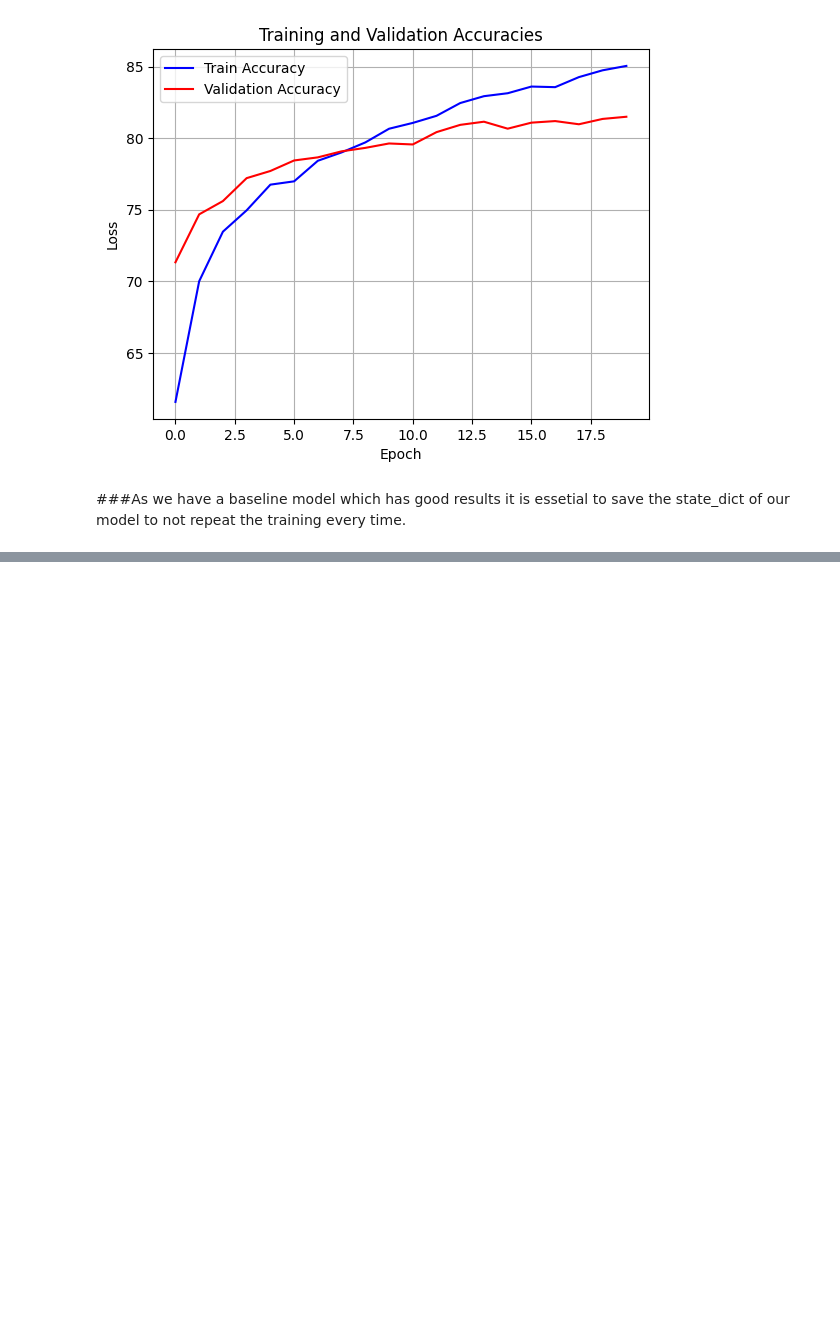
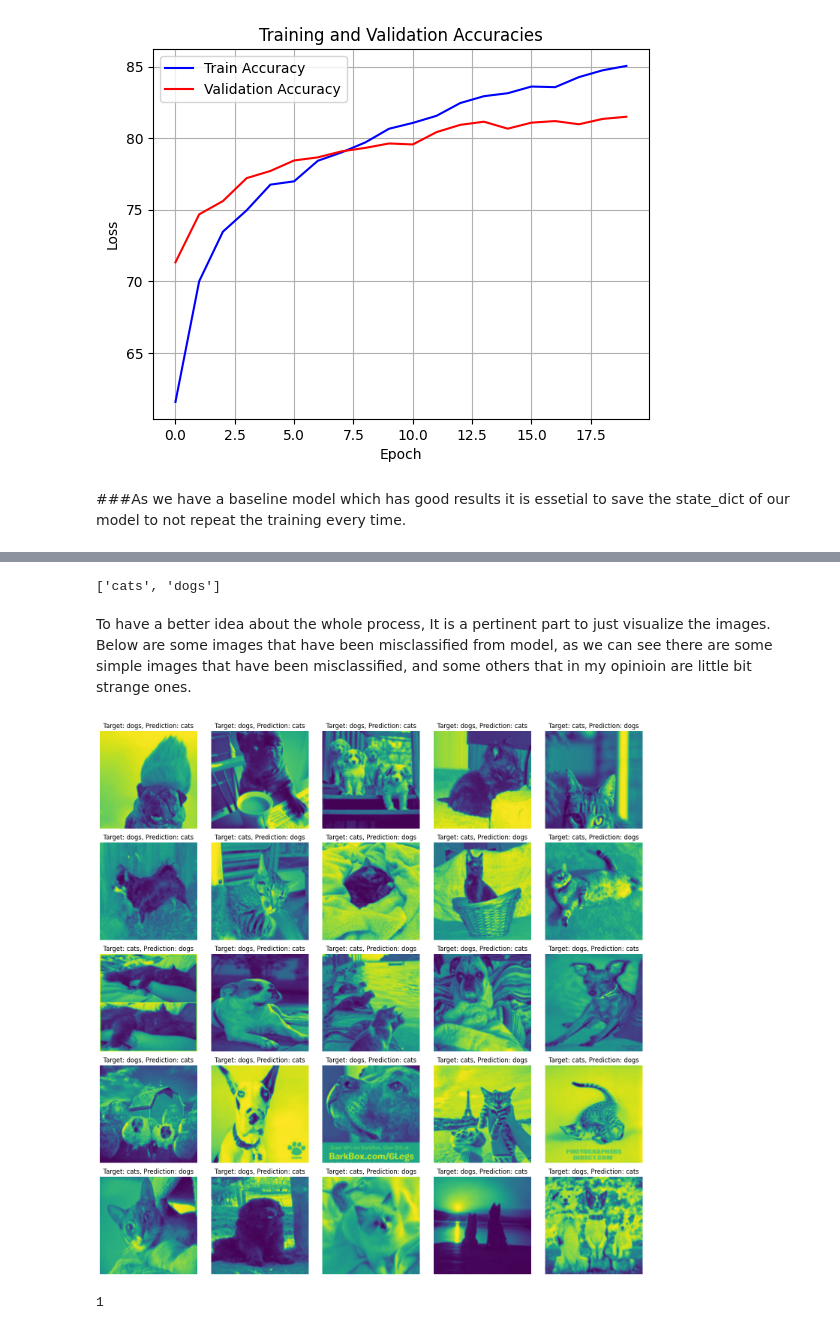
Before and after one commit to Rubeennn/Dog_Cat_dataset, a Jupyter notebook: Cat_Dog.ipynb, the cells around one changed output, grey strips where cells are left out. Saved outputs shown, nothing was run; the diff lists cells and outputs as text; code cells hidden in the pictures; blank space fills up the shorter version.

Commit message:
adding some visualization about misclassified images.

```diff
--- a/Cat_Dog.ipynb
+++ b/Cat_Dog.ipynb
@@ -351,3 +351,21 @@ files.download('dog_cat_classifier.pth')
 # %% [output]
 [interactive output not drawn]
 [interactive output not drawn]
+# %%
+missed_class_dict = {'misclassified_images' : [],
+                     'misclassified_targets': [],
+                     'predictions': []}
+
+with torch.inference_mode():
+
+  for value,targets in val_loader:
+    value = value.to(device)
+    targets = targets.to(device)
+    model.eval()
+    output = model(value)
+    labels = torch.round(torch.sigmoid(output))
+    for i in range(len(labels)):
+      if labels[i] != targets[i]:
+        missed_class_dict['misclassified_images'].append(value[i])
+        missed_class_dict['misclassified_targets'].append(targets[i])
+        missed_class_dict['predictions'].append(labels[i])
@@ -353,0 +392,41 @@ files.download('dog_cat_classifier.pth')
+# %%
+class_names = train_dataset.dataset.classes
+class_names
+# %% [output]
+['cats', 'dogs']
+# %% [markdown]
+To have a better idea about the whole process, It is a pertinent part to just visualize the images. Below are some images that have been misclassified from model, as we can see there are some simple images that have been misclassified, and some others that in my opinioin are little bit strange ones.
+# %%
+torch.manual_seed(42)
+np.random.seed(42)
+
+total_images = len(missed_class_dict['misclassified_images'])
+
+random_indices = np.random.choice(total_images, size=25, replace=False)
+
+random_indices = random_indices.tolist()
+selected_images = [missed_class_dict['misclassified_images'][idx] for idx in random_indices]
+selected_targets = [missed_class_dict['misclassified_targets'][idx] for idx in random_indices]
+selected_predictions = [missed_class_dict['predictions'][idx] for idx in random_indices]
+
+fig, axes = plt.subplots(5, 5, figsize=(15, 15))
+axes = axes.flatten()
+
+for i in range(25):
+    image = selected_images[i].to('cpu')
+    image = torch.permute(image,(1,2,0)).numpy()
+    target = int(selected_targets[i].to('cpu'))
+    prediction = int(selected_predictions[i].to('cpu'))
+
+    axes[i].imshow(image)
+    axes[i].set_title(f'Target: {class_names[target]}, Prediction: {class_names[prediction]}')
+    axes[i].axis('off')
+
+plt.tight_layout()
+plt.show()
+# %% [output]
+[figure, added]
+# %%
+int(torch.Tensor([1.0]))
+# %% [output]
+1
```
Also changed, not shown: parts of 1 cell of this notebook.
